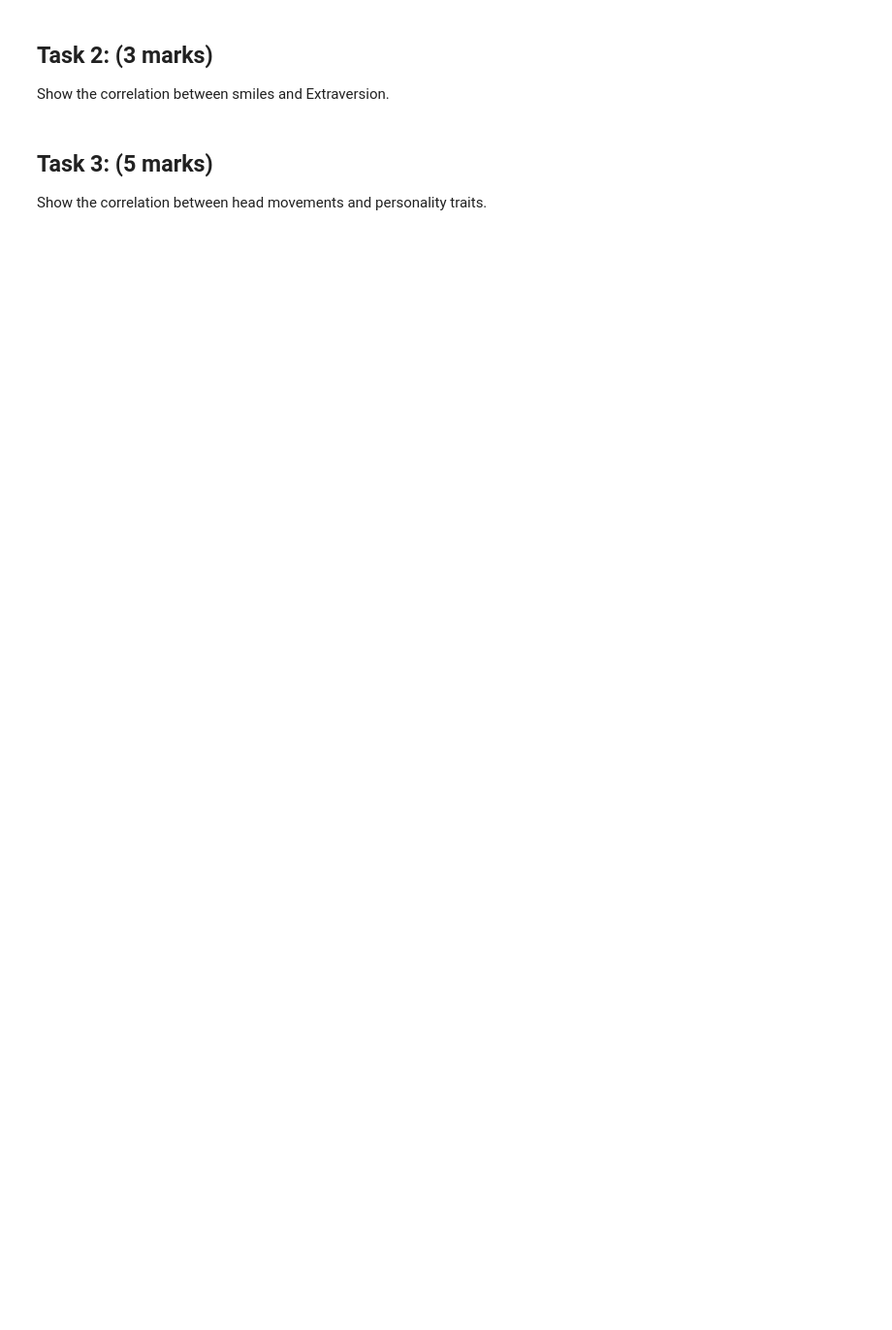
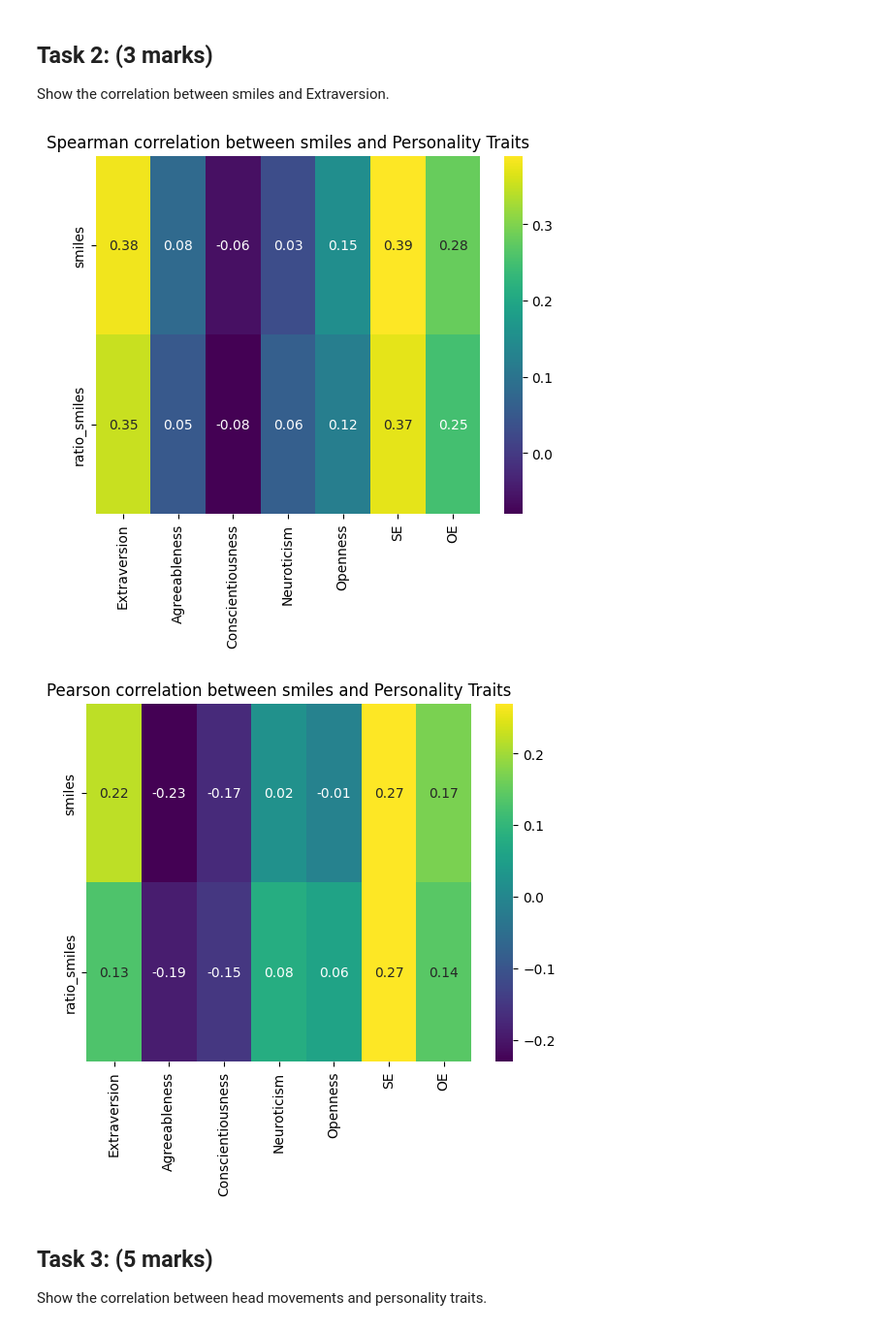
Before and after one commit to inechakhin/knowledge-management-lab, a Jupyter notebook: lab2/Tasks.ipynb, the cells around one changed output. Shown at 97% size. Cells and saved outputs as stored; diff of their text form; code cells hidden in the pictures; blank space fills up the shorter version.

Commit message:
Done all task in lab2. Create charts with full corr matrix.

```diff
--- a/lab2/Tasks.ipynb
+++ b/lab2/Tasks.ipynb
@@ -23,3 +77,24 @@ Show the correlation between smiles and Extraversion.
+# %%
+merged_df = pd.merge(smiles_df, vptd_df, left_on="names", right_on="Id_name")
+merged_df.drop("names", axis=1, inplace=True)
+merged_df.drop("Id_name", axis=1, inplace=True)
+
+merged_df_corr_spearman = merged_df.corr(method="spearman").round(decimals=2)
+merged_df_corr_pearson = merged_df.corr(method="pearson").round(decimals=2)
+
+features = ["smiles", "ratio_smiles"]
+traits = ["Extraversion", "Agreeableness", "Conscientiousness", "Neuroticism", "Openness", "SE", "OE"]
+
+sns.heatmap(merged_df_corr_spearman.loc[features, traits], annot=True, cmap="viridis")
+plt.title("Spearman correlation between smiles and Personality Traits")
+plt.show()
+
+sns.heatmap(merged_df_corr_pearson.loc[features, traits], annot=True, cmap="viridis")
+plt.title("Pearson correlation between smiles and Personality Traits")
+plt.show()
+# %% [output]
+[figure, added]
+[figure, added]
 # %% [markdown]
 ## Task 3: (5 marks)
 Show the correlation between head movements and personality traits.
```
Also changed, not shown: parts of 7 cells of this notebook, 4 other files.
